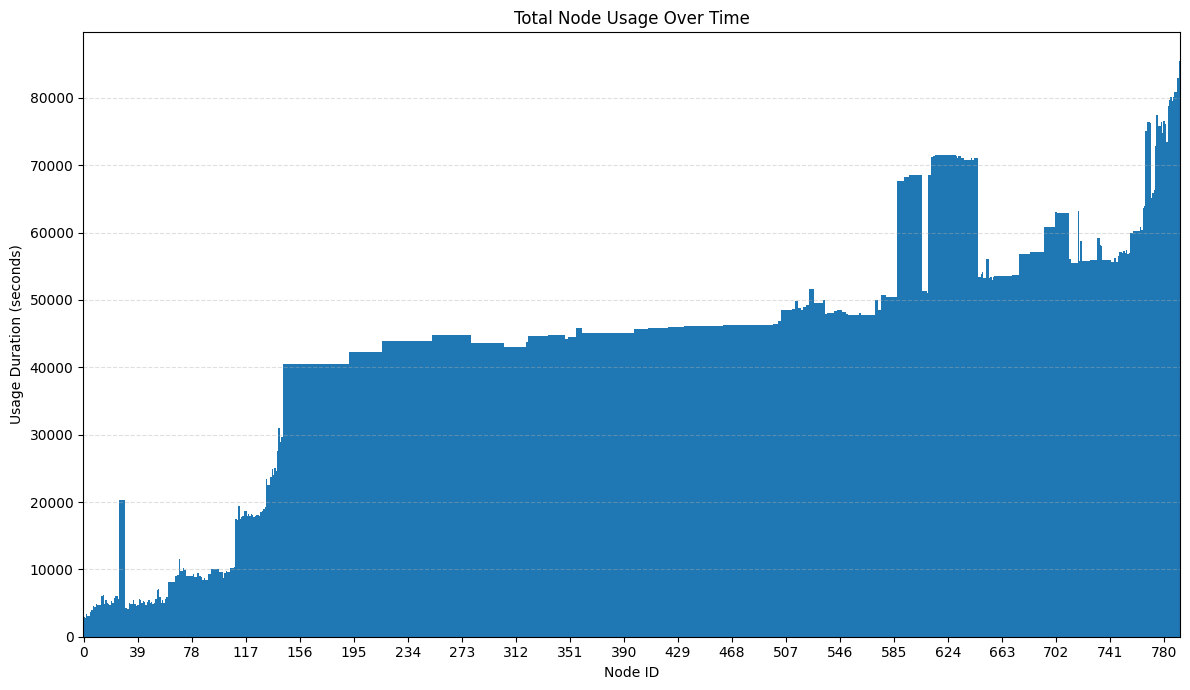
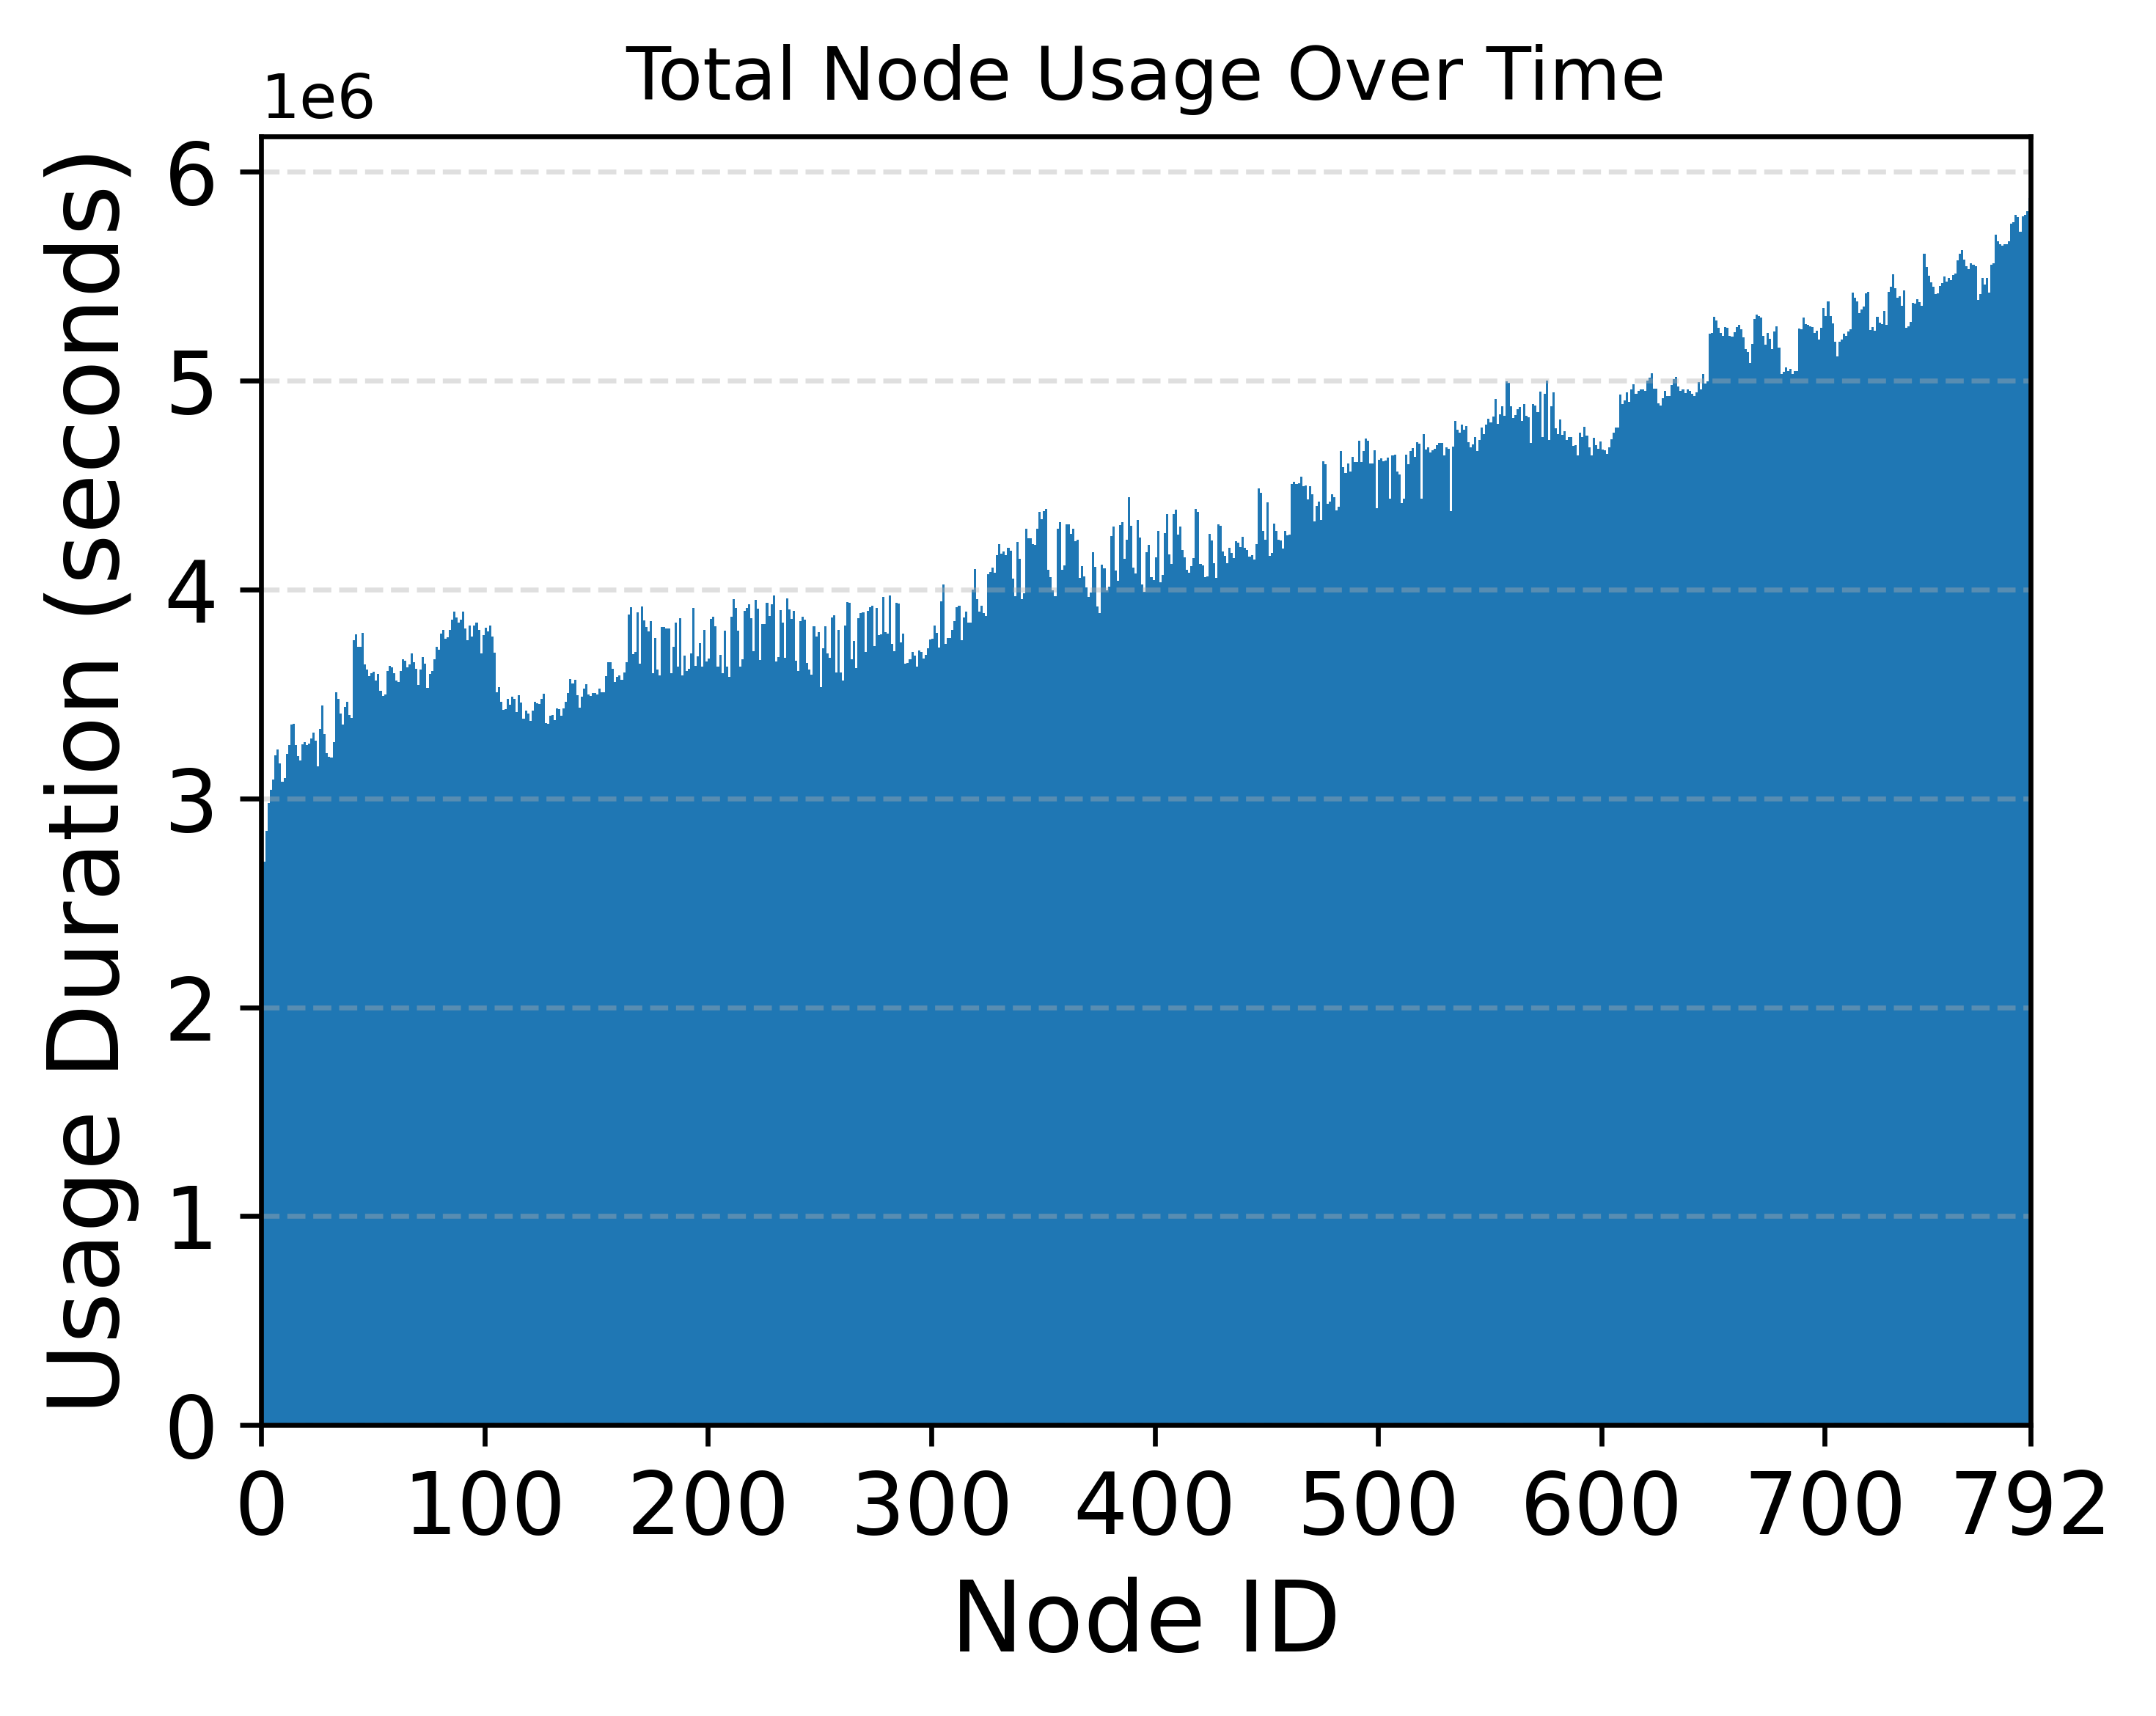
Code edit (unified diff) that turned the first committed figure into the second:
--- before
+++ after
@@ -58,9 +58,9 @@
     x = np.arange(len(nodes), dtype=float)
 
-    plt.figure(figsize=(12, 7))
+    plt.figure(figsize=(5, 4), dpi=600)
     plt.bar(x, totals, width=1.0, align='edge', linewidth=0)
     plt.title(title)
-    plt.xlabel("Node ID")
-    plt.ylabel("Usage Duration (seconds)")
+    plt.xlabel("Node ID", fontsize=16)
+    plt.ylabel("Usage Duration (seconds)", fontsize=16)
 
     plt.xlim(0, len(nodes))
@@ -70,7 +70,11 @@
         plt.xticks(x + 0.5, nodes, rotation=0)  
     else:
-        step = max(1, len(nodes) // 20)
-        idxs = np.arange(0, len(nodes), step)
-        plt.xticks(idxs + 0.5, [nodes[i] for i in idxs], rotation=0)
+        step = max(1, len(nodes) // 10)
+        idxs = [0,100,200,300,400,500,600,700,792]
+        # idxs = np.arange(0, len(nodes), step)
+        plt.xticks(idxs, idxs, fontsize=14)
+        plt.yticks(fontsize=14)
+
+        
 
     plt.grid(axis='y', linestyle='--', alpha=0.4)
@@ -79,3 +83,3 @@
 
 
-plot_node_usage_dense("job_transitions_lassen_0_1000_first.csv", order='id')
+plot_node_usage_dense("/home/j/Desktop/flux/sc25_poster/flux-fiction/src/python/job_transitions_lassen_100000_200000.csv", order='id')

Commit: wrapping up